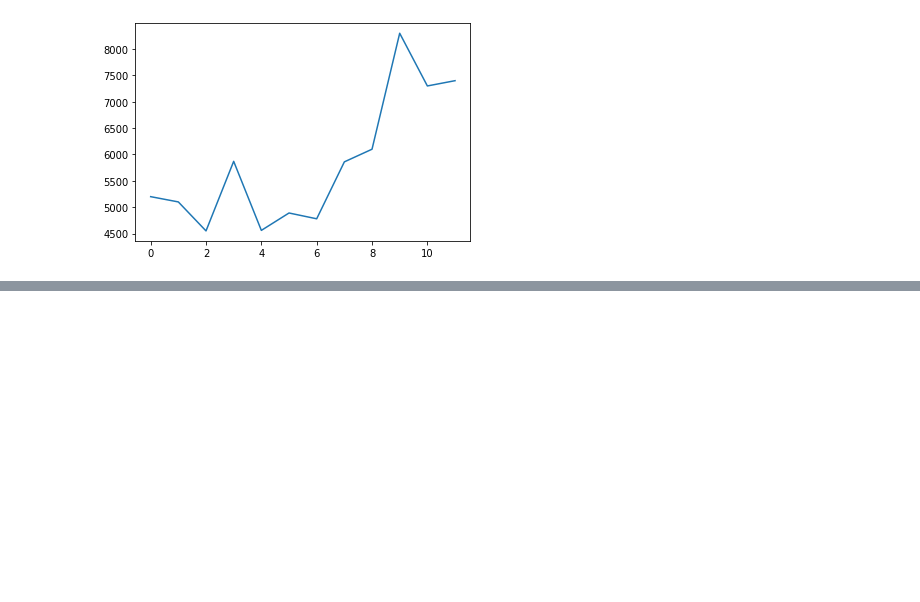
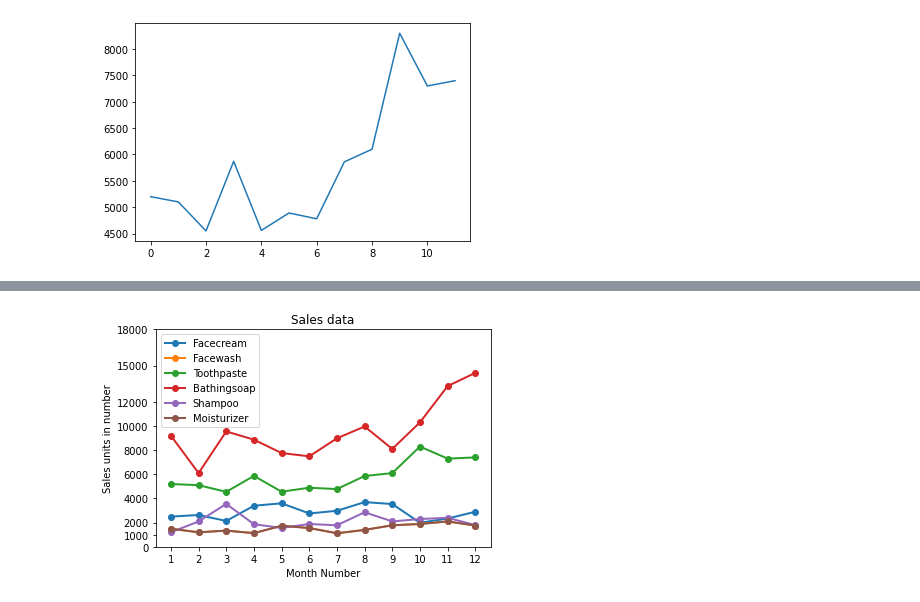
Before and after one commit to trenklem/DataScience21, a Jupyter notebook: Block_1/Assignments/1_MatplotLib.ipynb, the cells around one changed output, grey strips where cells are left out. Saved outputs shown, nothing was run; the diff lists cells and outputs as text; code cells hidden in the pictures; blank space fills up the shorter version.

```diff
--- a/Block_1/Assignments/1_MatplotLib.ipynb
+++ b/Block_1/Assignments/1_MatplotLib.ipynb
@@ -63,6 +91,23 @@ Display the number of units sold per month for each product using multiline plot
 
 ### The result should look something like this:
 <img src="IMG/3.png" width=400>
+# %%
+plt.figure()
+ax = plt.subplot(111)
+for column in data.columns[1:-2]:
+    ax.plot(data.month_number, data[column], lw=2, ls='-', marker='o', markersize=6
+         , label=column.capitalize())
+plt.xlabel('Month Number')
+plt.ylabel('Sales units in number')
+plt.title('Sales data')
+yticks = [0, 1000, 2000, 4000, 6000, 8000, 10000, 12000, 15000, 18000]
+xticks = [1,2,3,4,5,6,7,8,9,10,11,12]
+ax.set_yticks(yticks)
+ax.set_xticks(xticks)
+ax.legend(loc="upper left")
+plt.show()
+# %% [output]
+[figure, added]
 # %% [markdown]
 ## Exercise 4
 Read toothpaste sales data of each month and show it using a scatter plot
```
Also changed, not shown: parts of 6 cells of this notebook.
